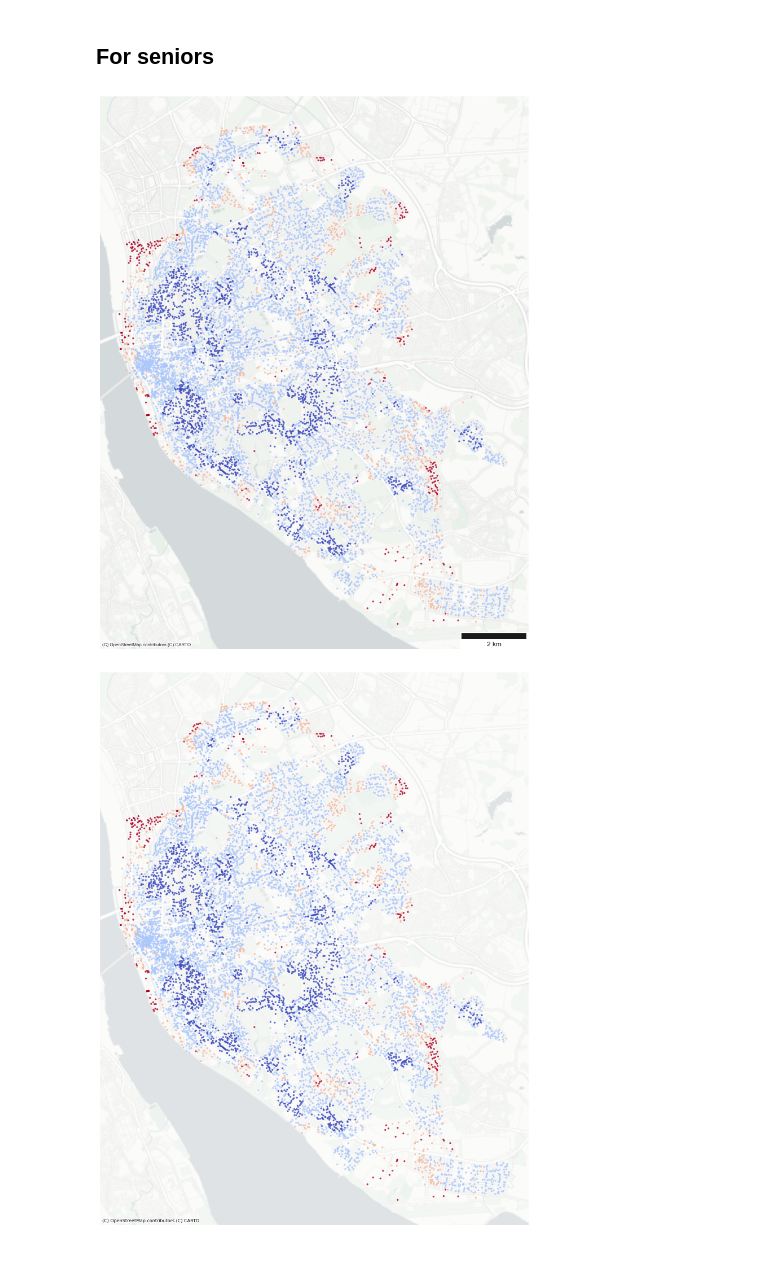
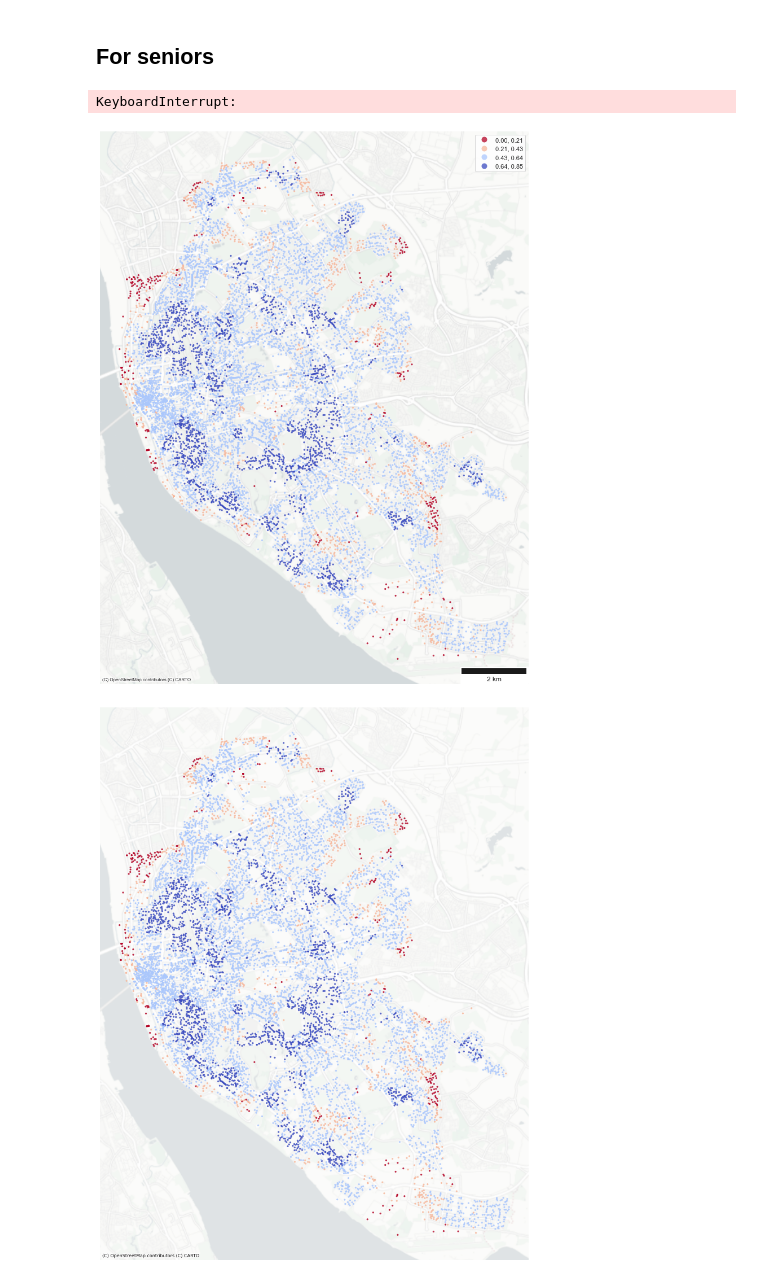
Before and after one commit to cpeiret/2022_gisruk, a Jupyter notebook: notebooks/demo.ipynb, the cells around one changed output. Drawn from its saved outputs; the diff is of its cells as text; code cells hidden in the pictures.

```diff
--- a/notebooks/demo.ipynb
+++ b/notebooks/demo.ipynb
@@ -254,7 +273,7 @@ ax1 = postcodes_access_adults.plot(
     cmap='coolwarm_r',
     markersize=(1),
     alpha=0.75,
-    legend=False
+    legend=True
 )
 
 ax1.set_axis_off()
@@ -264,5 +283,5 @@ contextily.add_basemap(ax1, crs=postcodes_access_adults.crs.to_string(),
                        source=contextily.providers.CartoDB.PositronNoLabels,
                        alpha=1.0
                        )
-plt.savefig('image1.png', dpi=1080, bbox_inches='tight')
+#plt.savefig('image1.png', dpi=1080, bbox_inches='tight')
 # %% [output]
@@ -356,31 +372,32 @@ postcodes_access_seniors.to_file('C:/Users/b9066009/Documents/PhD/conferences/20
 # %%
 import contextily
 # map postcodes' accessibility index
 # using quantiles
 ax2 = postcodes_access_seniors.plot(
     figsize=(18,18),
     column='access_score',
     scheme='equal_interval',
     k=4,
     cmap='coolwarm_r',
-    legend=False,
+    legend=True,
     markersize=(5),
     alpha=0.75
 )
 
 ax2.set_axis_off()
 ax2.add_artist(ScaleBar(1,location='lower right'))
 
 contextily.add_basemap(ax2, crs=postcodes_access_seniors.crs.to_string(),
                        zoom=12,
                        source=contextily.providers.CartoDB.PositronNoLabels,
                        alpha=1.0
                        )
 fig.add_axes(ax1)
 
-plt.savefig('image2.png', dpi=1080,bbox_inches='tight')
+#plt.savefig('image2.png', dpi=1080,bbox_inches='tight')
 # %% [output]
+KeyboardInterrupt:
-[figure, old version]
+[figure, new version]
 # %%
 fig, ax2 = plt.subplots(figsize=(18,18))
 
```
Also changed, not shown: parts of 4 cells of this notebook, 3 other files.
